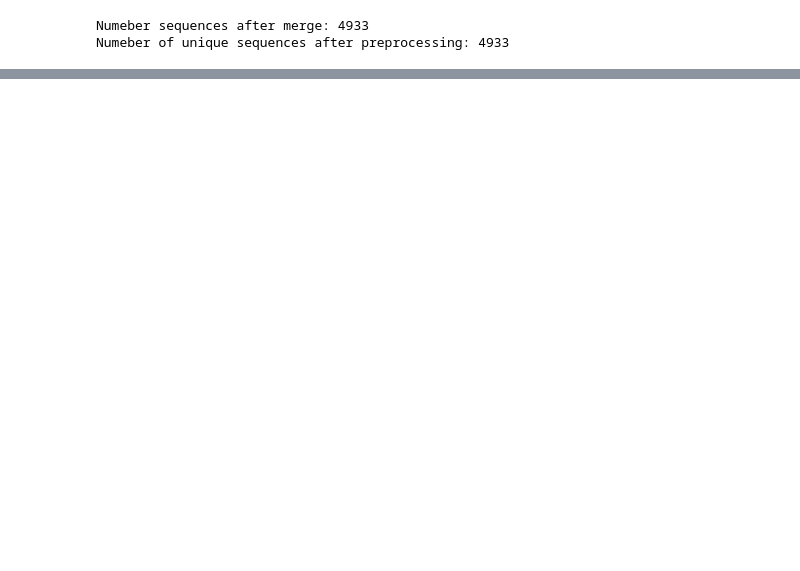
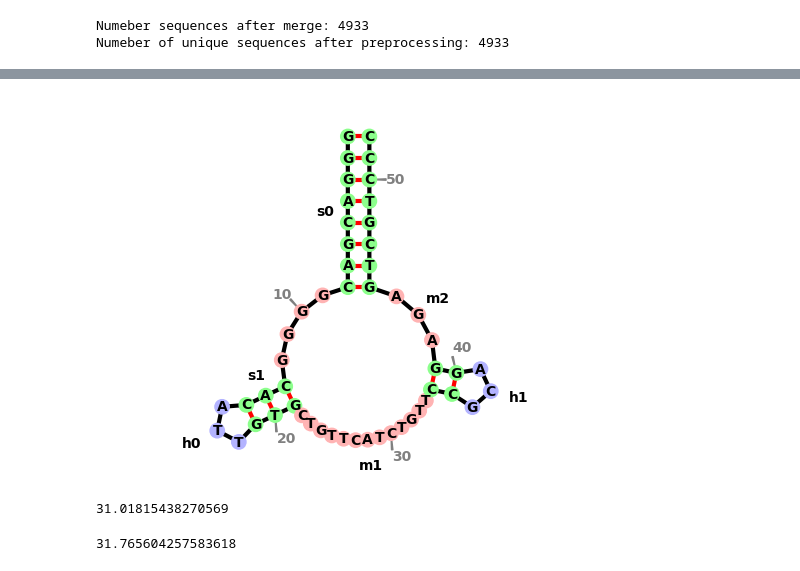
Before and after one commit to shihhsinwang0214/GMFold, a Jupyter notebook: notebooks/compariaon.ipynb, the cells around one changed output, grey strips where cells are left out. Saved outputs shown, nothing was run; the diff lists cells and outputs as text; code cells hidden in the pictures; blank space fills up the shorter version.

```diff
--- a/notebooks/compariaon.ipynb
+++ b/notebooks/compariaon.ipynb
@@ -428,12 +54,0 @@ def dna_descriptor(sequence, n_max):
-# %%
-
-df['Descriptor'] = df['Structure_UNA'].apply(lambda x: compute_descriptor(x) )
-df['Descriptor'] = df['Descriptor'] .apply(lambda x: np.array(x))
-# Determine the maximum length of the lists
-max_length = df['Descriptor'].apply(len).max()
-
-# Convert the lists column into a numpy array with padding
-X = np.zeros((len(df), max_length*5), dtype=int)
-for i, row in enumerate(df['Descriptor']):
-    X[i, :len(row)] = row
-    X[i,max_length:] = dna_descriptor(df['Sequence'][0],max_length)
@@ -516,25 +54,0 @@ plt.show()
-# %%
-'''
-df = pd.read_csv(r'C:\Users\clima\Desktop\Aptamers\data\preprocessed _files\merged_all.csv')
-print('Numeber sequences after merge:',len(df))
-df = df.drop_duplicates(subset='Sequence')
-print('Numeber of unique sequences after merge:',len(df))
-
-
-def predict_secondary_structure(sequence):
-    structs = fold(sequence)
-    return dot_bracket(sequence, structs)
-
-start = time.time()
-df['Structure_UNA'] = df['Sequence'].apply(lambda x: predict_secondary_structure(x))
-print(time.time()- start)
-df= df.dropna(subset=['Structure_UNA'])
-df.to_csv('UNAfold_merged_all.csv', index=False)
-
-start = time.time()
-APT = Aptamer_Fold()
-
-df['Structure_graph_match'] = df['Sequence'].apply(lambda x: Aptamer_Fold().fit_fold(sequence= x,  n_tmpl=4, l_fix=8 , filters = False))
-print(time.time()- start)
-df= df.dropna(subset=['Structure_graph_match'])
-'''
@@ -540,0 +69,40 @@ df= df.dropna(subset=['Structure_graph_match'])
+# %%
+structs = ty_fold(df['Sequence'][0])
+d_b = dot_bracket( df['Sequence'][0], structs)
+bg = BulgeGraph.from_dotbracket( d_b  ,  df['Sequence'][0])
+fvm.plot_rna(bg, text_kwargs={"fontweight":"black"}, lighten=0.7,backbone_kwargs={"linewidth":3})
+plt.show()
+# %% [output]
+[figure, added]
+# %%
+times = []
+structures = []
+for count, seq in  tqdm(enumerate(df['Sequence'])):
+    start_time = time.time()
+    structs = fold(seq)
+    times.append(time.time()-start_time)
+    structures.append(structs)
+    if count == 100:
+        break
+'''
+d_b = dot_bracket( df['Sequence'][i], structs)
+bg = BulgeGraph.from_dotbracket( d_b  ,  df['Sequence'][i])
+fvm.plot_rna(bg, text_kwargs={"fontweight":"black"}, lighten=0.7,backbone_kwargs={"linewidth":3})
+plt.show()
+'''
+print(sum(times))
+# %% [output]
+31.01815438270569
+# %%
+my_times = []
+my_structures = []
+for count, seq in  tqdm(enumerate(df['Sequence'])):
+        start_time = time.time()
+        structs = my_fold(seq)
+        my_times.append(time.time()-start_time)
+        my_structures.append(structs)
+        if count == 100:
+            break
+print(sum(my_times))
+# %% [output]
+31.765604257583618
```
Also changed, not shown: parts of 53 cells of this notebook, 11 other files.
